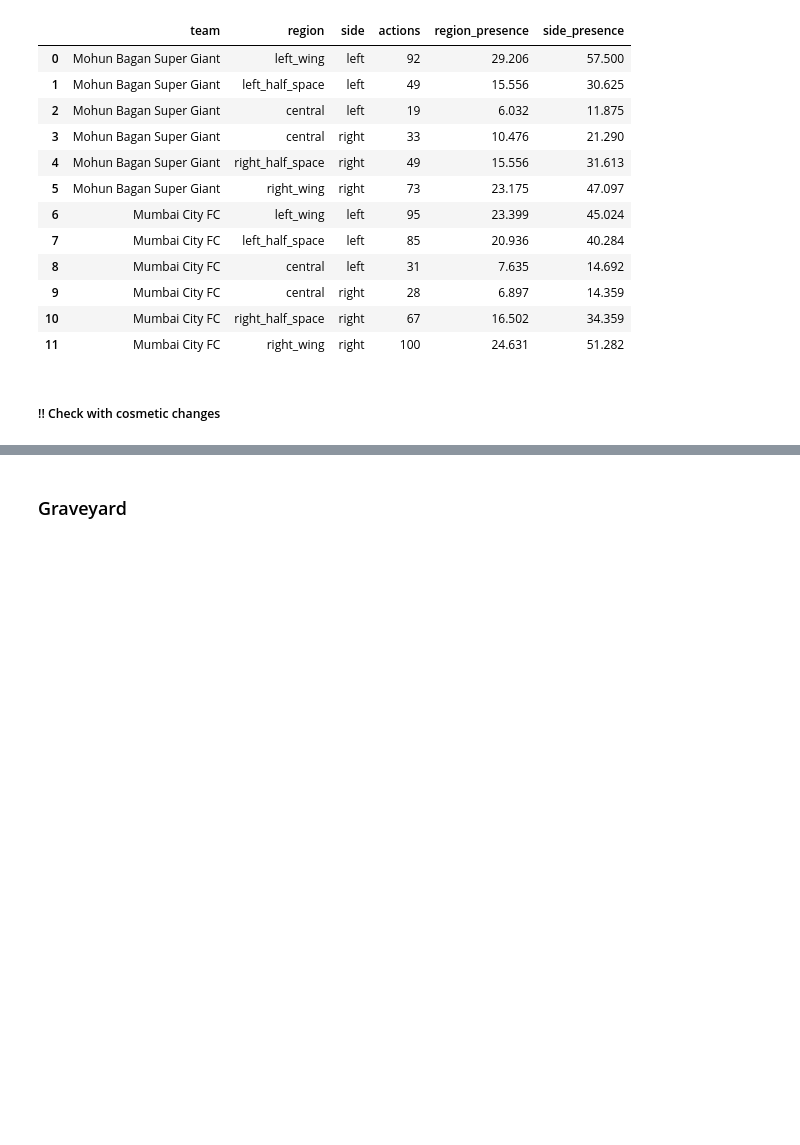
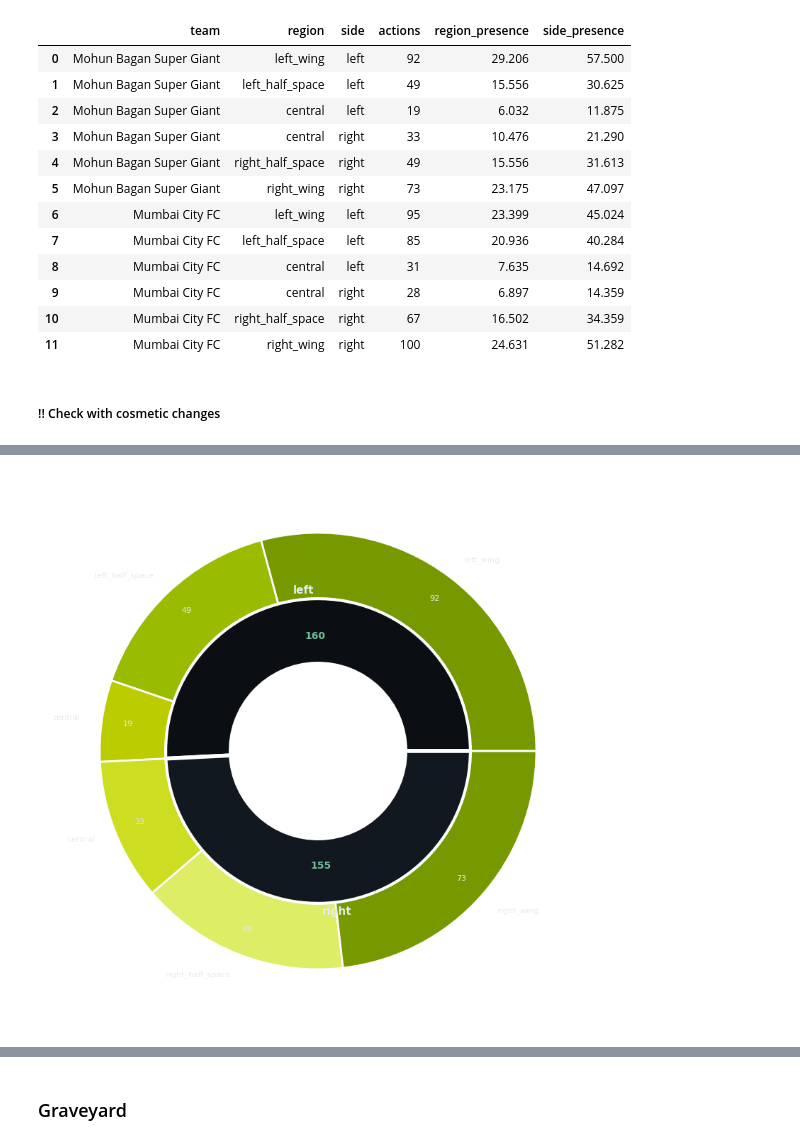
Before and after one commit to AakashKaushal07/Analysis_Portfolio, a Jupyter notebook: notebooks/ISL 26 Analysis/ISL Analysis - Attack.ipynb, the cells around one changed output, grey strips where cells are left out. Saved outputs shown, nothing was run; the diff lists cells and outputs as text; code cells hidden in the pictures; blank space fills up the shorter version.

```diff
--- a/notebooks/ISL 26 Analysis/ISL Analysis - Attack.ipynb
+++ b/notebooks/ISL 26 Analysis/ISL Analysis - Attack.ipynb
@@ -533,0 +564,89 @@ valid_end_data = clean_df[~((clean_df['end_y'] == 0.0)  &  (clean_df['end_x'] ==
+# %%
+import matplotlib.pyplot as plt
+import pandas as pd
+
+def autopct_format(values):
+    def inner(pct):
+        total = sum(values)
+        val = int(round(pct * total / 100.0))
+        return f"{val}" if val > 0 else ""
+    return inner
+
+def plot_nested_sunburst(df):
+    fig, ax = plt.subplots(figsize=(10, 10))
+    size = 0.3  # Width of each ring
+
+    # Aggregating data for hierarchy
+    team_data = df.groupby('team')['actions'].sum()
+    side_data = df.groupby(['team', 'side'])['actions'].sum()
+    region_data = df['actions']
+
+    team_colors = ['#CCFF00']
+
+    # 2. Side Colors (Middle)
+    # [MB Left Shade, MB Right Shade, Mumbai Left Shade, Mumbai Right Shade]
+    side_colors = ['#0D0D0D', '#1A1A1A']
+    side_colors = ["#0B0F14", "#121820"]
+#     colors = [
+#     "#0B0F14",  # primary background
+#     "#121820",  # secondary background
+#     "#16241C",  # dark surface (green tint)
+#     "#1E3A2A",  # hover / container
+#     "#2A5C44",  # active state
+#     "#3F7F5F",  # primary accent
+#     "#6FBF9A",  # highlight / success
+# ]
+    # 3. Region Colors (Outermost)
+    # Array of 12 colors to match your 12 data rows exactly
+    region_colors = [
+        '#779900', '#99BB00', '#BBCC00', # MB Left Regions
+        '#CCDD22', '#DDEE66'  # Mumbai Right Regions
+    ]
+    # Ring 1: Team (Center)
+    # ax.pie(team_data, radius=1-2*size, labels=team_data.index,
+    #        labeldistance=0.3, wedgeprops=dict(width=size, edgecolor='black'))
+
+    # Ring 2: Side (Middle)
+    wedges, label_texts, value_texts = ax.pie(
+        side_data,
+        radius=1 - size,
+        colors=side_colors,
+        labels=side_data.index.get_level_values("side"),
+        autopct=autopct_format(side_data.values),
+        pctdistance=0.75,
+        labeldistance=1.05,
+        wedgeprops=dict(width=size, edgecolor="white", linewidth=4),
+        textprops=dict(color="#E6ECEA", fontsize=11, fontweight="bold")
+    )
+    for t in value_texts:
+        t.set_color("#6FBF9A")      # value color
+        t.set_fontsize(10)
+        t.set_fontweight("bold")
+
+
+    # Ring 3: Region (Outer)
+    wedges, labels, values = ax.pie(
+    region_data,
+    radius=1,
+    labels=df['region'],
+    colors=region_colors,
+    autopct=autopct_format(region_data.values),
+    pctdistance=0.88,
+    wedgeprops=dict(width=size, edgecolor="white", linewidth=2),
+    textprops=dict(color="#E6ECEA", fontsize=8)
+    )
+    for t in value:
+        t.set_color("#323232")      # value color
+        t.set_fontsize(10)
+        t.set_fontweight("bold")
+
+
+
+    ax.set(aspect="equal", title="Nested Action Distribution")
+    plt.show()
+
+for x in width_usage['team'].unique() :
+    print(x)
+    plot_nested_sunburst(width_usage[width_usage['team'] == x])
+    # break
+# %% [output]
@@ -533,0 +656 @@ valid_end_data = clean_df[~((clean_df['end_y'] == 0.0)  &  (clean_df['end_x'] ==
+[figure, added]
```
Also changed, not shown: parts of 18 cells of this notebook, 1 other file.
